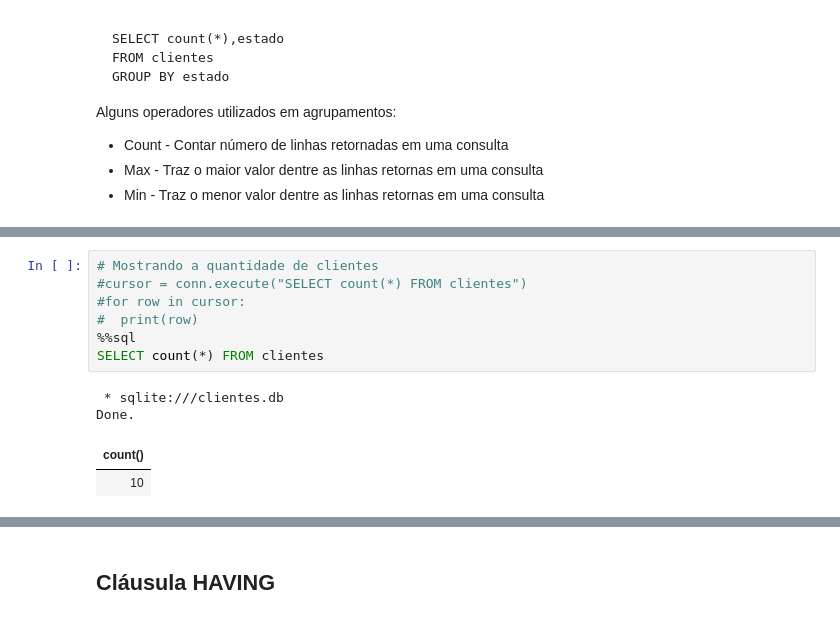
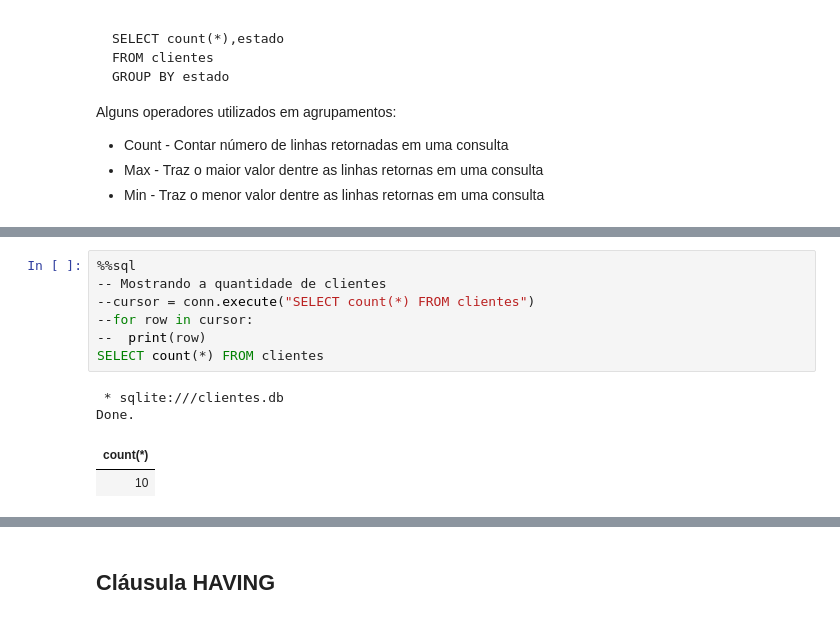
Before and after one commit to labeduc/ciencia-de-dados, a Jupyter notebook: 04_banco_dados/aulas/Aula01_Banco_Dados.ipynb, the cells around one changed output, grey strips where cells are left out. Cells and saved outputs as stored; diff of their text form.

```diff
--- a/04_banco_dados/aulas/Aula01_Banco_Dados.ipynb
+++ b/04_banco_dados/aulas/Aula01_Banco_Dados.ipynb
@@ -679,15 +693,15 @@ Done.
 | 9 | Carla Santos | São Paulo | SP |
 | 10 | Afonso Pena | Rio de Janeiro | RJ |
 # %%
-# Mostrando a quantidade de clientes
-#cursor = conn.execute("SELECT count(*) FROM clientes")
-#for row in cursor:
-#  print(row)
 %%sql
+-- Mostrando a quantidade de clientes
+--cursor = conn.execute("SELECT count(*) FROM clientes")
+--for row in cursor:
+--  print(row)
 SELECT count(*) FROM clientes
 # %% [output]
  * sqlite:///clientes.db
 Done.
-| count() |
+| count(*) |
 | 10 |
 # %%
```
Also changed, not shown: parts of 30 cells of this notebook.
